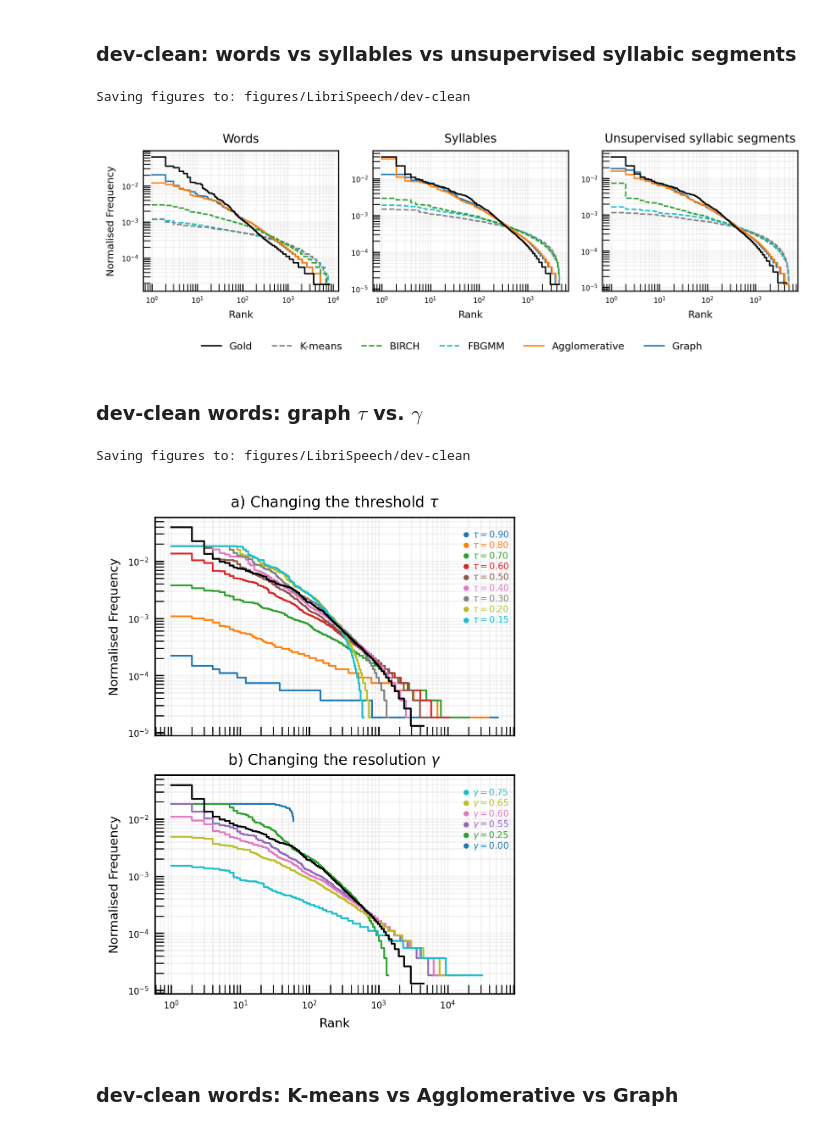
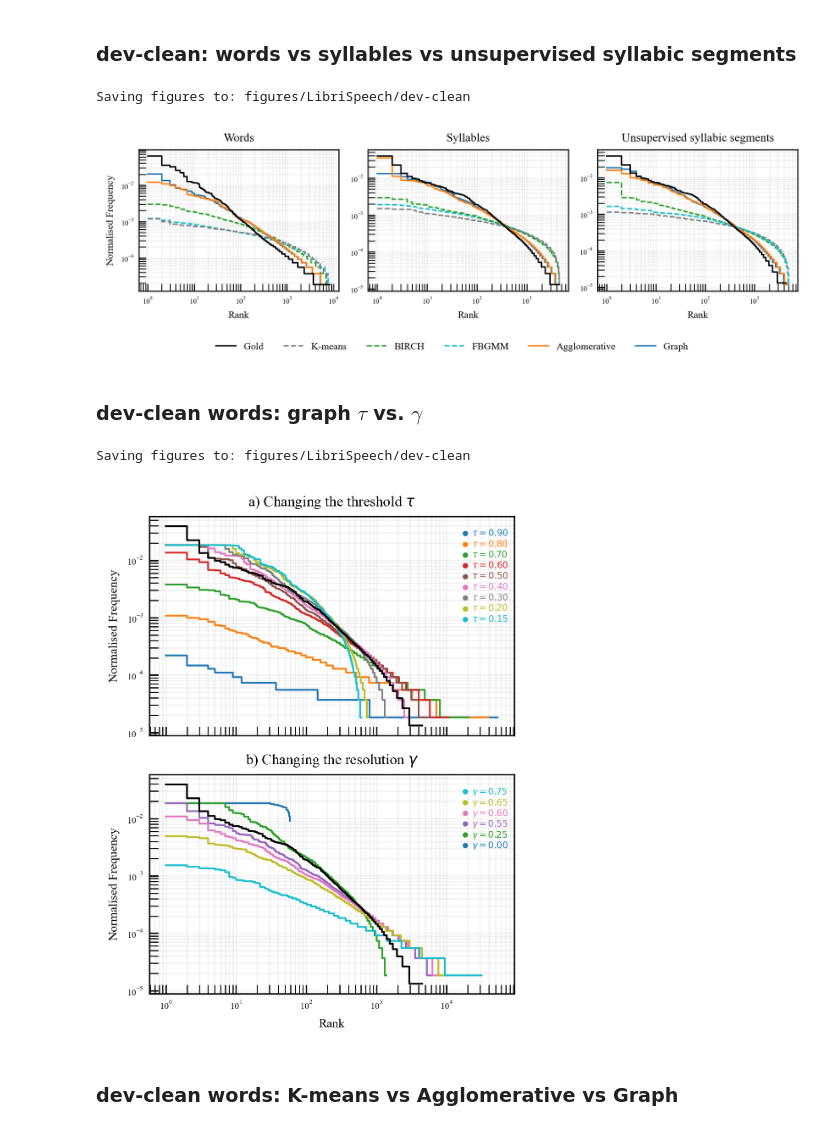
Before and after one commit to adendorffy/zipf-clus, a Jupyter notebook: figs.ipynb, the cells around one changed output. Cells and saved outputs as stored; diff of their text form; code cells hidden in the pictures.

```diff
--- a/figs.ipynb
+++ b/figs.ipynb
@@ -49,8 +49,8 @@ def get_clusters(partition_path):
     return clusters
 # %%
 plt.rcParams.update({
-    # "font.family": "serif",
-    # "font.serif": ["Times New Roman"],
+    "font.family": "serif",
+    "font.serif": ["Times New Roman"],
     "font.size": 7,
     "axes.labelsize": 7,
     "xtick.labelsize": 5,
@@ -114,7 +114,7 @@ LINESTYLE = {
 ### dev-clean words: K-means vs Gold
 # %%
 
-dataset_dir = Path("../data/alignments/LibriSpeech/dev-clean_feature_sliced/")
+dataset_dir = Path("data/alignments/LibriSpeech/dev-clean_feature_sliced/")
 kmeans_path = Path("outputs/LibriSpeech/dev-clean_feature_sliced/wavlm_large/layer_21/gt/words/fig/kmeans_k8372_269.82.txt")
 
 gt_items = get_words(dataset_dir, align_type="words")
@@ -184,10 +184,10 @@ ax.legend(
     frameon=False,
 )
 plt.tight_layout()
-# plt.savefig(
-#     fig_dir / f"zipf:kmeans_vs_gold_words.pdf",
-#     bbox_inches="tight",
-# )
+plt.savefig(
+    fig_dir / "zipf:kmeans_vs_gold_words.pdf",
+    bbox_inches="tight",
+)
 plt.show()
 # %% [output]
 Saving figures to: figures/LibriSpeech/dev-clean
@@ -199,13 +199,13 @@ words_partition_dir = Path("outputs/LibriSpeech/dev-clean_feature_sliced/wavlm_l
 syllables_partition_dir = Path("outputs/LibriSpeech/dev-clean_feature_sliced/wavlm_large/layer_21/gt/syllables/fig")
 syllabic_segments_partition_dir = Path("outputs/LibriSpeech/dev-clean_feature_sliced/wavlm_large/layer_21/norm-prom-seg/prominence_0.35_window_3/k5_000")
 
-dataset_dir = Path("../data/alignments/LibriSpeech/dev-clean_feature_sliced/")
+dataset_dir = Path("data/alignments/LibriSpeech/dev-clean_feature_sliced/")
 gt_words = get_words(dataset_dir, align_type="words")
 gt_syllables = get_words(dataset_dir, align_type="syllables")
 gt_syllabic_segments = get_words(dataset_dir, align_type="syllables")
 
-dataset = dataset_dir.parts[3]
-dataset_subset = dataset_dir.parts[4].split("_")[0]
+dataset = dataset_dir.parts[2]
+dataset_subset = dataset_dir.parts[3].split("_")[0]
 fig_dir = Path("figures") / dataset / dataset_subset
 fig_dir.mkdir(parents=True, exist_ok=True)
 print(f"Saving figures to: {fig_dir}")
@@ -312,25 +312,25 @@ fig.legend(
     frameon=False,
 )
 plt.tight_layout(rect=[0, 0.1, 1, 0.95])
-# plt.savefig(
-#     fig_dir / f"zipf:words_vs_syllables_vs_syllabic.pdf",
-#     bbox_inches="tight",
-# )
+plt.savefig(
+    fig_dir / "zipf:words_vs_syllables_vs_syllabic.pdf",
+    bbox_inches="tight",
+)
 plt.show()
 # %% [output]
 Saving figures to: figures/LibriSpeech/dev-clean
-[figure, old version]
+[figure, new version]
 # %% [markdown]
 ### dev-clean words: graph $\tau$ vs. $\gamma$
 # %%
 tau_partition_dir = Path("outputs/LibriSpeech/dev-clean_feature_sliced/wavlm_large/layer_21/gt/words/r0.25")
 gamma_partition_dir = Path("outputs/LibriSpeech/dev-clean_feature_sliced/wavlm_large/layer_21/gt/words/t0.7")
 
-dataset_dir = Path("../data/alignments/LibriSpeech/dev-clean_feature_sliced/")
+dataset_dir = Path("data/alignments/LibriSpeech/dev-clean_feature_sliced/")
 gt_words = get_words(dataset_dir, align_type="words")
 
-dataset = dataset_dir.parts[3]
-dataset_subset = dataset_dir.parts[4].split("_")[0]
+dataset = dataset_dir.parts[2]
+dataset_subset = dataset_dir.parts[3].split("_")[0]
 fig_dir = Path("figures") / dataset / dataset_subset
 fig_dir.mkdir(parents=True, exist_ok=True)
 print(f"Saving figures to: {fig_dir}")
@@ -431,38 +431,38 @@ for ax, config in zip(axes, plot_configs):
             x_label_pos * 0.8,
             y_start,
             marker="o",
             markersize=2,
             color=color,
             clip_on=False,
         )
         ax.text(
             x_label_pos,
             y_start,
             label_text,
             fontsize=5,
             color=color,
             ha="left",
             va="center",
             clip_on=False,
         )
         y_start *= y_factor
 
     ax.set_title(title)
     ax.set_ylabel("Normalised Frequency")
     ax.grid(True, which="both", ls="-", alpha=0.15)
     ax.tick_params(direction="in", which="both", length=5)
 
 axes[-1].set_xlabel("Rank")
 
 plt.tight_layout(rect=[0, 0.08, 1, 1])
-# plt.savefig(
-#     fig_dir / f"zipf:tau_vs_gamma.pdf",
-#     bbox_inches="tight",
-# )
+plt.savefig(
+    fig_dir / "zipf:tau_vs_gamma.pdf",
+    bbox_inches="tight",
+)
 plt.show()
 # %% [output]
 Saving figures to: figures/LibriSpeech/dev-clean
-[figure, old version]
+[figure, new version]
 # %% [markdown]
 ### dev-clean words: K-means vs Agglomerative vs Graph
 # %%
```
Also changed, not shown: parts of 3 cells of this notebook, 2 other files.
